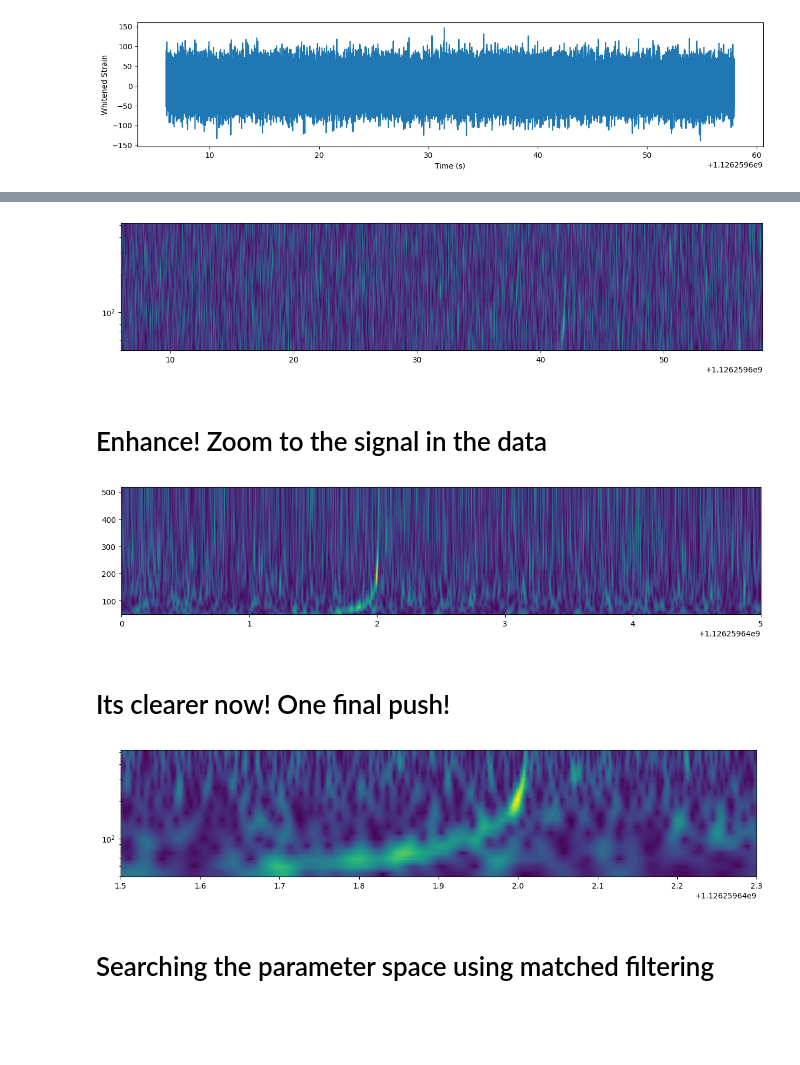
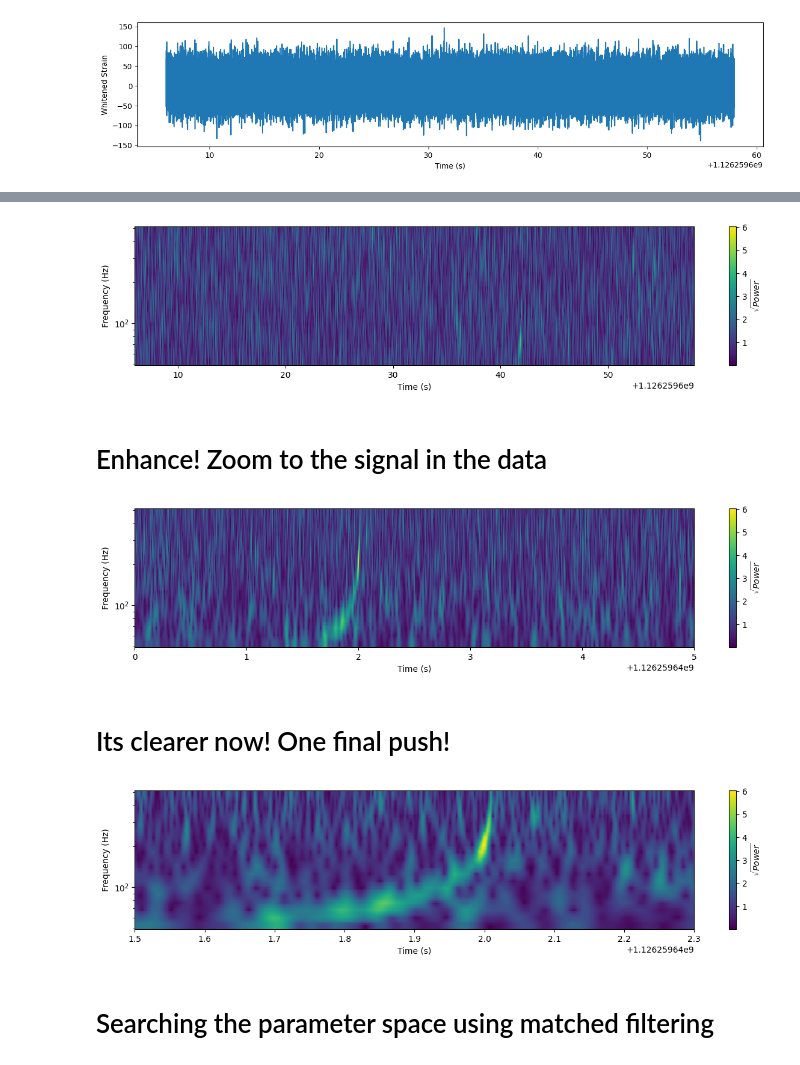
Before and after one commit to DhanoHacks/PH821-Project-Detecting-GWs, a Jupyter notebook: match_filtering.ipynb, the cells around one changed output, grey strips where cells are left out. Cells and saved outputs as stored; diff of their text form; code cells hidden in the pictures; blank space fills up the shorter version.

```diff
--- a/match_filtering.ipynb
+++ b/match_filtering.ipynb
@@ -94,36 +88,44 @@ pylab.show()
 # %%
 # The qtransform method returns a vector of the sample times, frequencies, and a 2-d vector of the
 # power in each time-frequency bin. The free parameter is the choice of the Q-value. Larger Q-values
 # are generally more appropriate for viewing long duration features of the data and vice versa.
 
 # The options here:
 # (1) The time spacing for the output image (i.e. 1 ms in this case)
 # (2) The number of frequency bins in the output, logarithmically spaced
 # (3) The qrange to maximize over. We'll pick a constant at 8 here
 #     Typically higher values will be more appropriate for longer duration
 #     signals
 # (4) The frequency range to output
 times, freqs, power = whitened.qtransform(.001, logfsteps=100,
                                             qrange=(8, 8),
                                             frange=(50, 512),
                                         )
 pylab.figure(figsize=[15, 3])
 pylab.pcolormesh(times, freqs, power**0.5)
 # pylab.xlim(m_time - 0.5, m_time + 0.3)
 pylab.yscale('log')
+pylab.xlabel('Time (s)')
+pylab.ylabel('Frequency (Hz)')
+pylab.colorbar(label='$\\sqrt{Power}$')
+pylab.savefig('plots/qtransform.png',dpi=300, bbox_inches='tight')
 pylab.show()
 # %% [output]
-[figure, old version]
+[figure, new version]
 # %% [markdown]
 # Enhance! Zoom to the signal in the data
 # %%
 pylab.figure(figsize=[15, 3])
 pylab.pcolormesh(times, freqs, power**0.5)
 pylab.xlim(1126259640, 1126259645)
-# pylab.yscale('log')
+pylab.yscale('log')
+pylab.xlabel('Time (s)')
+pylab.ylabel('Frequency (Hz)')
+pylab.colorbar(label='$\\sqrt{Power}$')
+pylab.savefig('plots/qtransform_zoomed.png',dpi=300, bbox_inches='tight')
 pylab.show()
 # %% [output]
-[figure, old version]
+[figure, new version]
 # %% [markdown]
 # Its clearer now! One final push!
 # %%
@@ -132,9 +134,13 @@ pylab.figure(figsize=[15, 3])
 pylab.pcolormesh(times, freqs, power**0.5)
 pylab.xlim(m_time - 0.5, m_time + 0.3)
 pylab.yscale('log')
+pylab.xlabel('Time (s)')
+pylab.ylabel('Frequency (Hz)')
+pylab.colorbar(label='$\\sqrt{Power}$')
+pylab.savefig('plots/qtransform_zoomed2.png',dpi=300, bbox_inches='tight')
 pylab.show()
 # %% [output]
-[figure, old version]
+[figure, new version]
 # %% [markdown]
 # Searching the parameter space using matched filtering
 # %%
```
Also changed, not shown: parts of 12 cells of this notebook, 16 other files.
